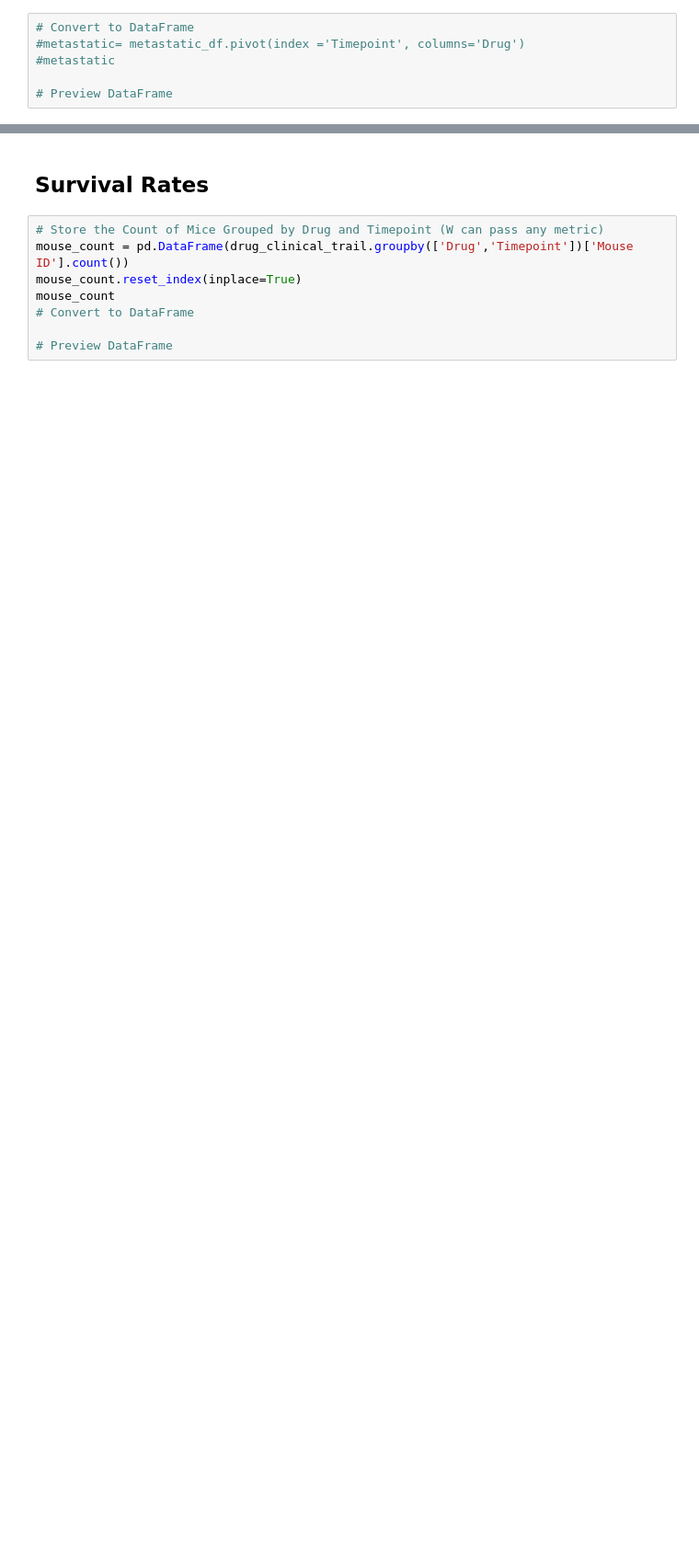
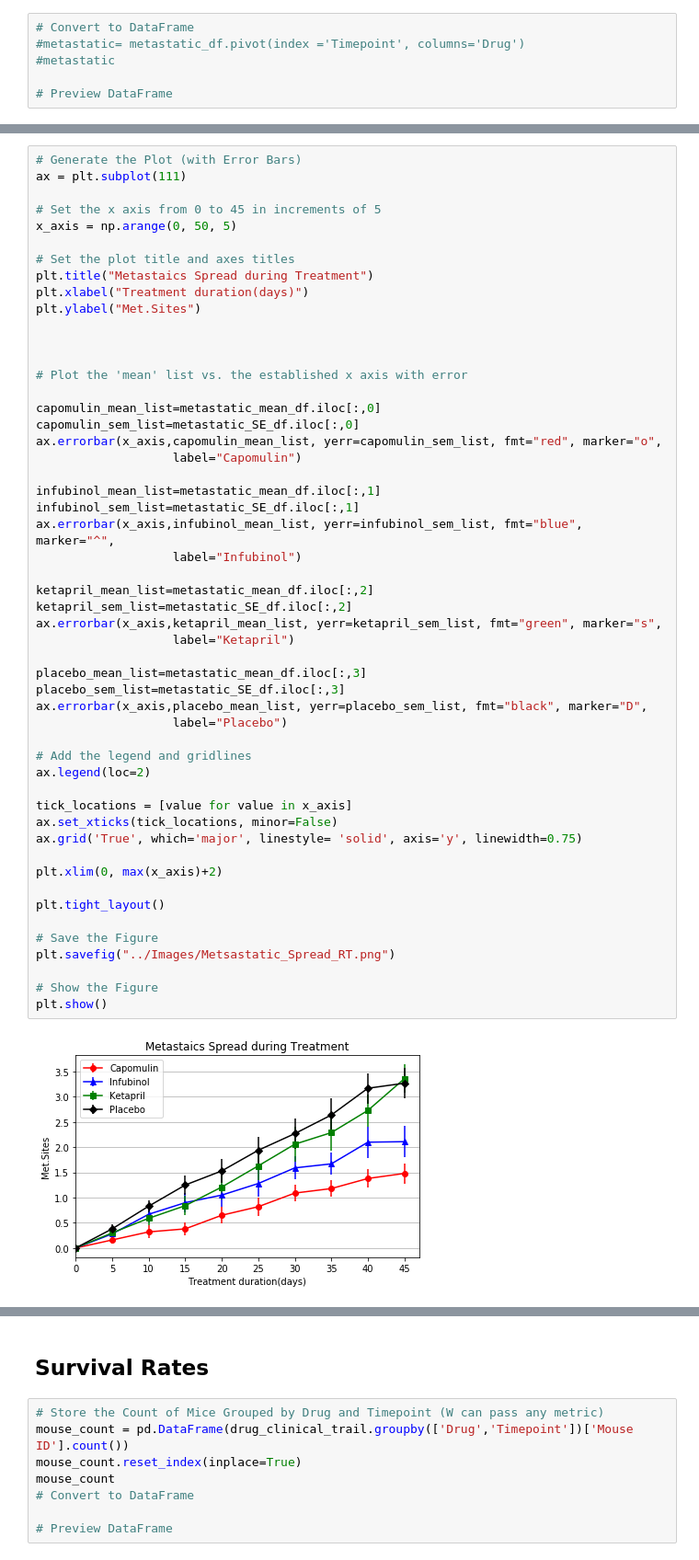
Before and after one commit to rinatiwari/Matplotib, a Jupyter notebook: RT_HW_Pymaceuticals/Pymaceuticals/pymaceuticals_starter.ipynb, the cells around one changed output, grey strips where cells are left out. Shown at 92% size. Cells and saved outputs as stored; diff of their text form; blank space fills up the shorter version.

```diff
--- a/RT_HW_Pymaceuticals/Pymaceuticals/pymaceuticals_starter.ipynb
+++ b/RT_HW_Pymaceuticals/Pymaceuticals/pymaceuticals_starter.ipynb
@@ -284,3 +352,57 @@ plt.show
+# %%
+# Generate the Plot (with Error Bars)
+ax = plt.subplot(111)
+
+# Set the x axis from 0 to 45 in increments of 5
+x_axis = np.arange(0, 50, 5)
+
+# Set the plot title and axes titles
+plt.title("Metastaics Spread during Treatment")
+plt.xlabel("Treatment duration(days)")
+plt.ylabel("Met.Sites")
+
+
+
+# Plot the 'mean' list vs. the established x axis with error
+
+capomulin_mean_list=metastatic_mean_df.iloc[:,0]
+capomulin_sem_list=metastatic_SE_df.iloc[:,0]
+ax.errorbar(x_axis,capomulin_mean_list, yerr=capomulin_sem_list, fmt="red", marker="o",
+                   label="Capomulin")
+
+infubinol_mean_list=metastatic_mean_df.iloc[:,1]
+infubinol_sem_list=metastatic_SE_df.iloc[:,1]
+ax.errorbar(x_axis,infubinol_mean_list, yerr=infubinol_sem_list, fmt="blue", marker="^",
+                   label="Infubinol")
+
+ketapril_mean_list=metastatic_mean_df.iloc[:,2]
+ketapril_sem_list=metastatic_SE_df.iloc[:,2]
+ax.errorbar(x_axis,ketapril_mean_list, yerr=ketapril_sem_list, fmt="green", marker="s",
+                   label="Ketapril")
+
+placebo_mean_list=metastatic_mean_df.iloc[:,3]
+placebo_sem_list=metastatic_SE_df.iloc[:,3]
+ax.errorbar(x_axis,placebo_mean_list, yerr=placebo_sem_list, fmt="black", marker="D",
+                   label="Placebo")
+
+# Add the legend and gridlines
+ax.legend(loc=2)
+
+tick_locations = [value for value in x_axis]
+ax.set_xticks(tick_locations, minor=False)
+ax.grid('True', which='major', linestyle= 'solid', axis='y', linewidth=0.75)
+
+plt.xlim(0, max(x_axis)+2)
+
+plt.tight_layout()
+
+# Save the Figure
+plt.savefig("../Images/Metsastatic_Spread_RT.png")
+
+# Show the Figure
+plt.show()
+# %% [output]
+[figure, added]
 # %% [markdown]
 ![Metastatic Spread During Treatment](../Images/spread.png)
 # %% [markdown]
```
Also changed, not shown: parts of 14 cells of this notebook, 2 other files.
